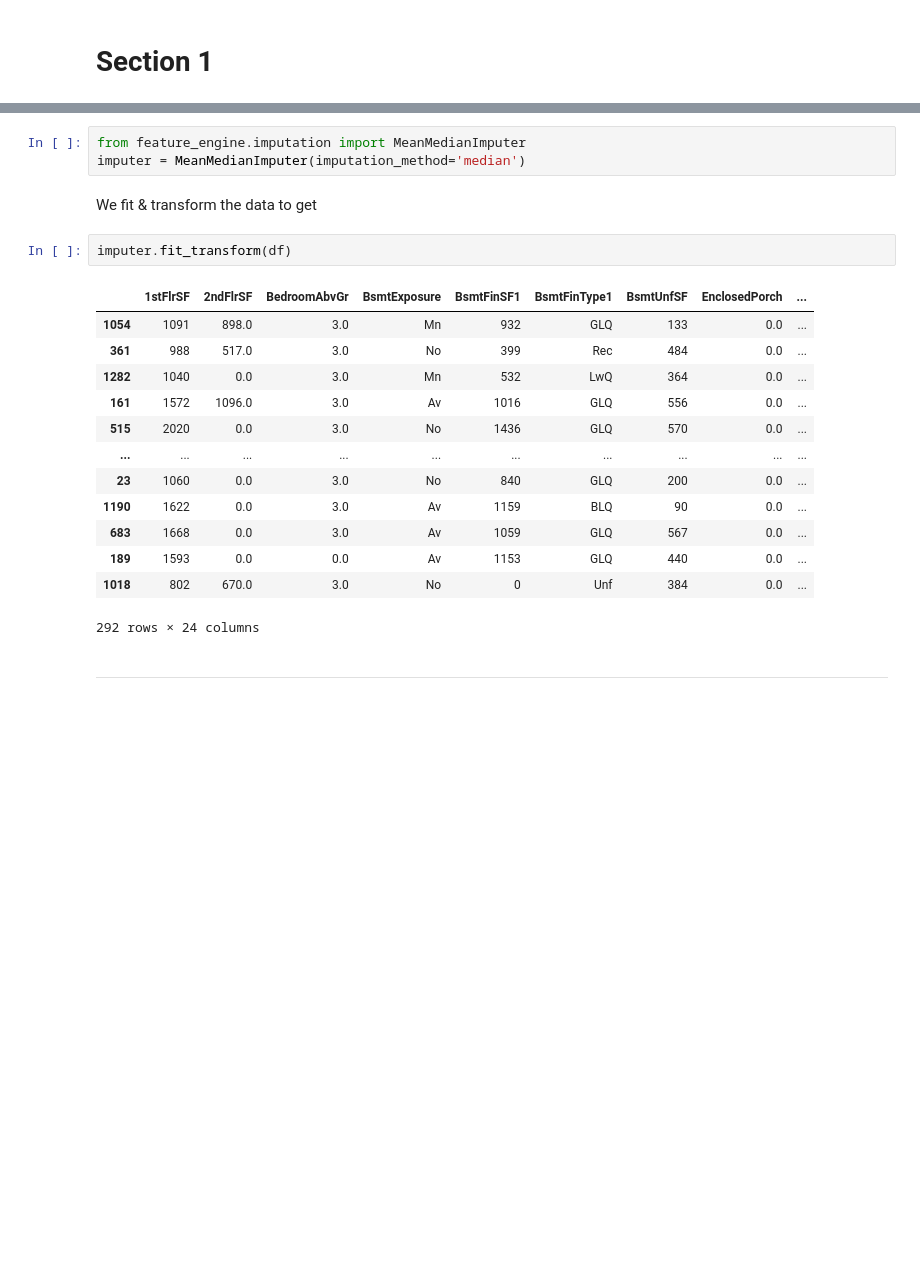
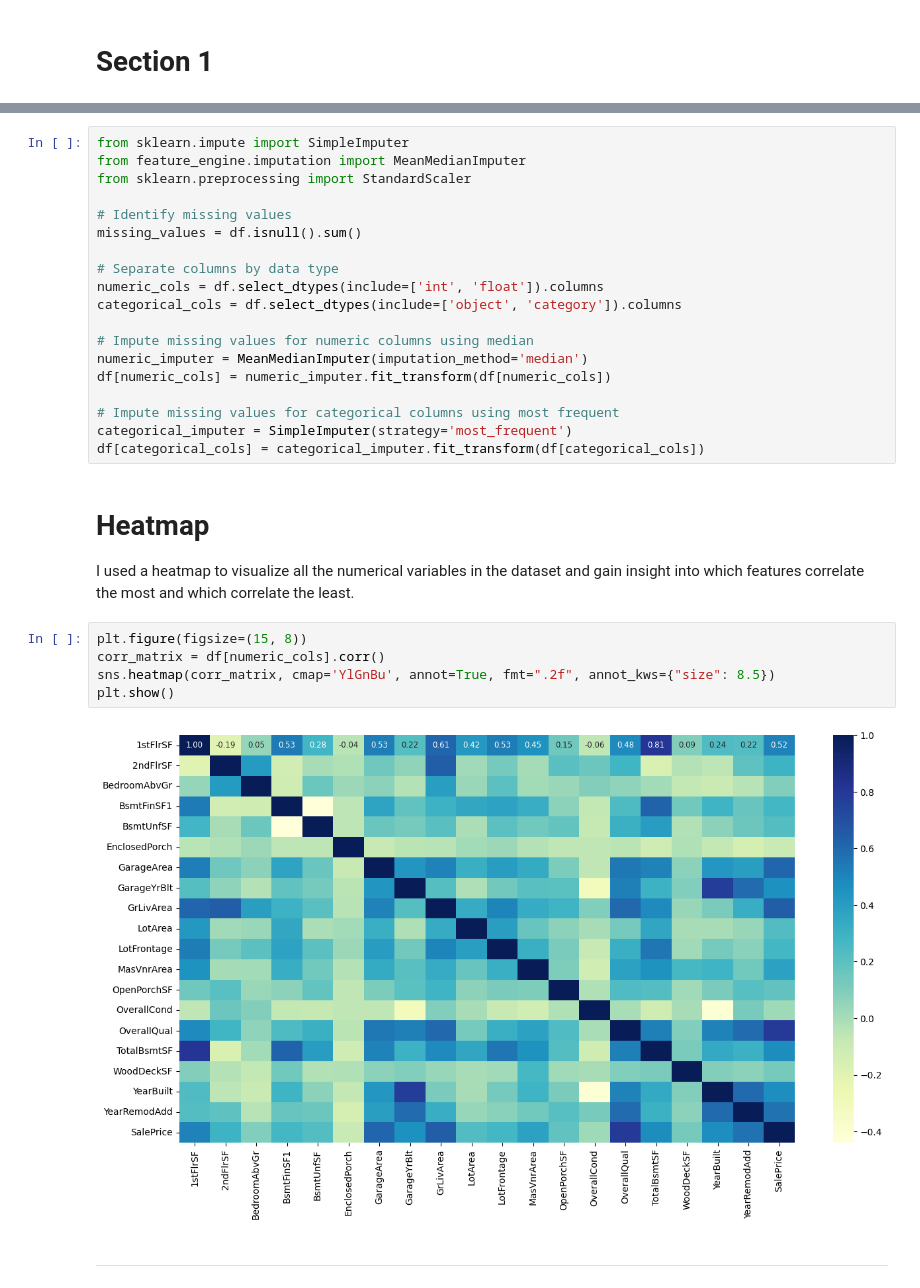
Before and after one commit to Issam-Allymis/housing-market-analysis, a Jupyter notebook: jupyter_notebooks/DataCollection.ipynb, the cells around one changed output, grey strips where cells are left out. Saved outputs shown, nothing was run; the diff lists cells and outputs as text; blank space fills up the shorter version.

```diff
--- a/jupyter_notebooks/DataCollection.ipynb
+++ b/jupyter_notebooks/DataCollection.ipynb
@@ -82,23 +106,31 @@ memory usage: 57.0+ KB
-# %%
-from feature_engine.imputation import MeanMedianImputer
-imputer = MeanMedianImputer(imputation_method='median')
-# %% [markdown]
-We fit & transform the data to get
-# %%
-imputer.fit_transform(df)
-# %% [output]
-|  | 1stFlrSF | 2ndFlrSF | BedroomAbvGr | BsmtExposure | BsmtFinSF1 | BsmtFinType1 | BsmtUnfSF | EnclosedPorch | ... |
-| 1054 | 1091 | 898.0 | 3.0 | Mn | 932 | GLQ | 133 | 0.0 | ... |
-| 361 | 988 | 517.0 | 3.0 | No | 399 | Rec | 484 | 0.0 | ... |
-| 1282 | 1040 | 0.0 | 3.0 | Mn | 532 | LwQ | 364 | 0.0 | ... |
-| 161 | 1572 | 1096.0 | 3.0 | Av | 1016 | GLQ | 556 | 0.0 | ... |
-| 515 | 2020 | 0.0 | 3.0 | No | 1436 | GLQ | 570 | 0.0 | ... |
-| ... | ... | ... | ... | ... | ... | ... | ... | ... | ... |
-| 23 | 1060 | 0.0 | 3.0 | No | 840 | GLQ | 200 | 0.0 | ... |
-| 1190 | 1622 | 0.0 | 3.0 | Av | 1159 | BLQ | 90 | 0.0 | ... |
-| 683 | 1668 | 0.0 | 3.0 | Av | 1059 | GLQ | 567 | 0.0 | ... |
-| 189 | 1593 | 0.0 | 0.0 | Av | 1153 | GLQ | 440 | 0.0 | ... |
-| 1018 | 802 | 670.0 | 3.0 | No | 0 | Unf | 384 | 0.0 | ... |
-292 rows × 24 columns
+# %%
+from sklearn.impute import SimpleImputer
+from feature_engine.imputation import MeanMedianImputer
+from sklearn.preprocessing import StandardScaler
+
+# Identify missing values
+missing_values = df.isnull().sum()
+
+# Separate columns by data type
+numeric_cols = df.select_dtypes(include=['int', 'float']).columns
+categorical_cols = df.select_dtypes(include=['object', 'category']).columns
+
+# Impute missing values for numeric columns using median
+numeric_imputer = MeanMedianImputer(imputation_method='median')
+df[numeric_cols] = numeric_imputer.fit_transform(df[numeric_cols])
+
+# Impute missing values for categorical columns using most frequent
+categorical_imputer = SimpleImputer(strategy='most_frequent')
+df[categorical_cols] = categorical_imputer.fit_transform(df[categorical_cols])
+# %% [markdown]
+# Heatmap
+I used a heatmap to visualize all the numerical variables in the dataset and gain insight into which features correlate the most and which correlate the least.
+# %%
+plt.figure(figsize=(15, 8))
+corr_matrix = df[numeric_cols].corr()
+sns.heatmap(corr_matrix, cmap='YlGnBu', annot=True, fmt=".2f", annot_kws={"size": 8.5})
+plt.show()
+# %% [output]
+[figure, added]
 # %% [markdown]
 ---
```
Also changed, not shown: parts of 15 cells of this notebook, 8 other files.
